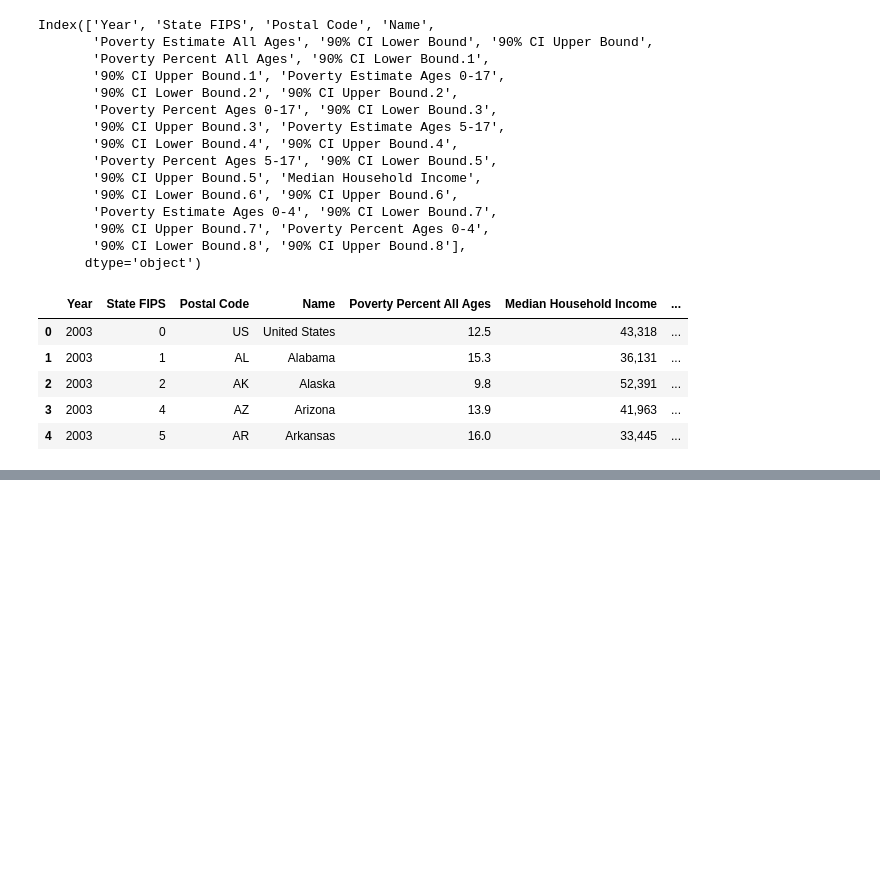
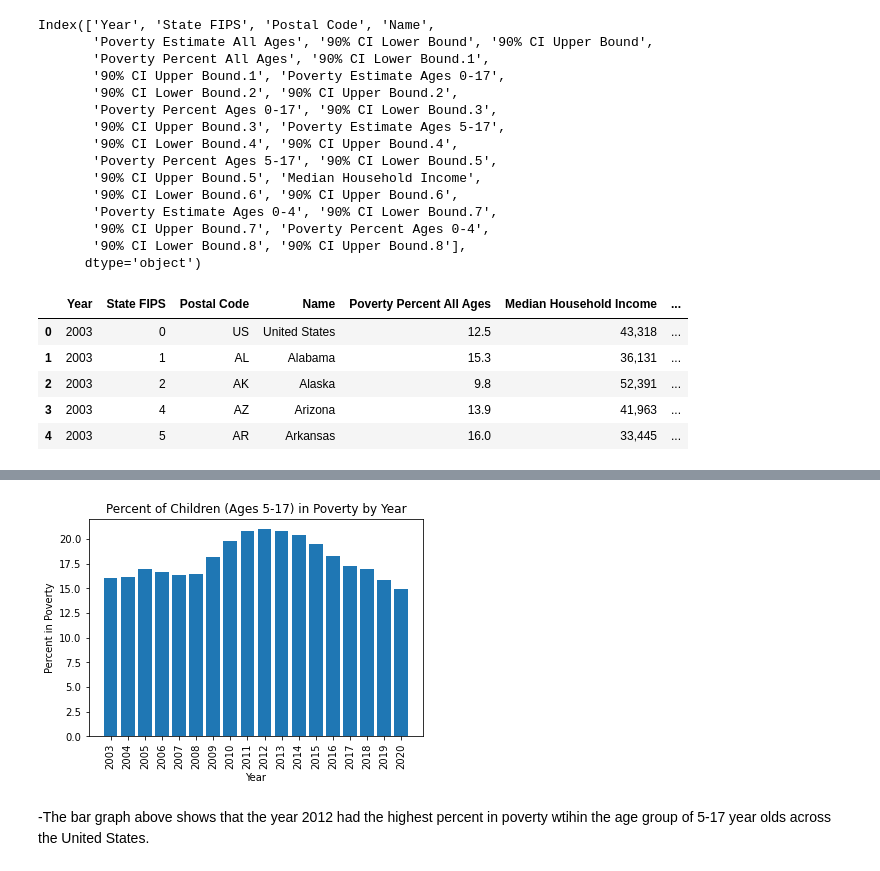
Before and after one commit to hthelander/Project-1, a Jupyter notebook: poverty_stats/poverty.ipynb, the cells around one changed output, grey strips where cells are left out. Saved outputs shown, nothing was run; the diff lists cells and outputs as text; code cells hidden in the pictures; blank space fills up the shorter version.

```diff
--- a/poverty_stats/poverty.ipynb
+++ b/poverty_stats/poverty.ipynb
@@ -70,0 +117,16 @@ reduced_poverty_df.head()
+# %%
+# counts=reduced_poverty_df["Poverty Percent Ages 5-17"].values()
+x_values = reduced_poverty_df["Year"]
+y_values=reduced_poverty_df["Poverty Percent Ages 5-17"]
+labels=["2003","2004","2005","2006","2007","2008","2009","2010",
+        "2011","2012","2013","2014","2015","2016","2017","2018","2019","2020"]
+plt.bar(x_values, y_values)
+plt.xlabel("Year")
+plt.xticks(x_values, labels, rotation='vertical')
+plt.ylabel("Percent in Poverty")
+plt.title("Percent of Children (Ages 5-17) in Poverty by Year")
+plt.show()
+# %% [output]
+[figure, added]
+# %% [markdown]
+-The bar graph above shows that the year 2012 had the highest percent in poverty wtihin the age group of 5-17 year olds across the United States.
```
Also changed, not shown: parts of 7 cells of this notebook.
